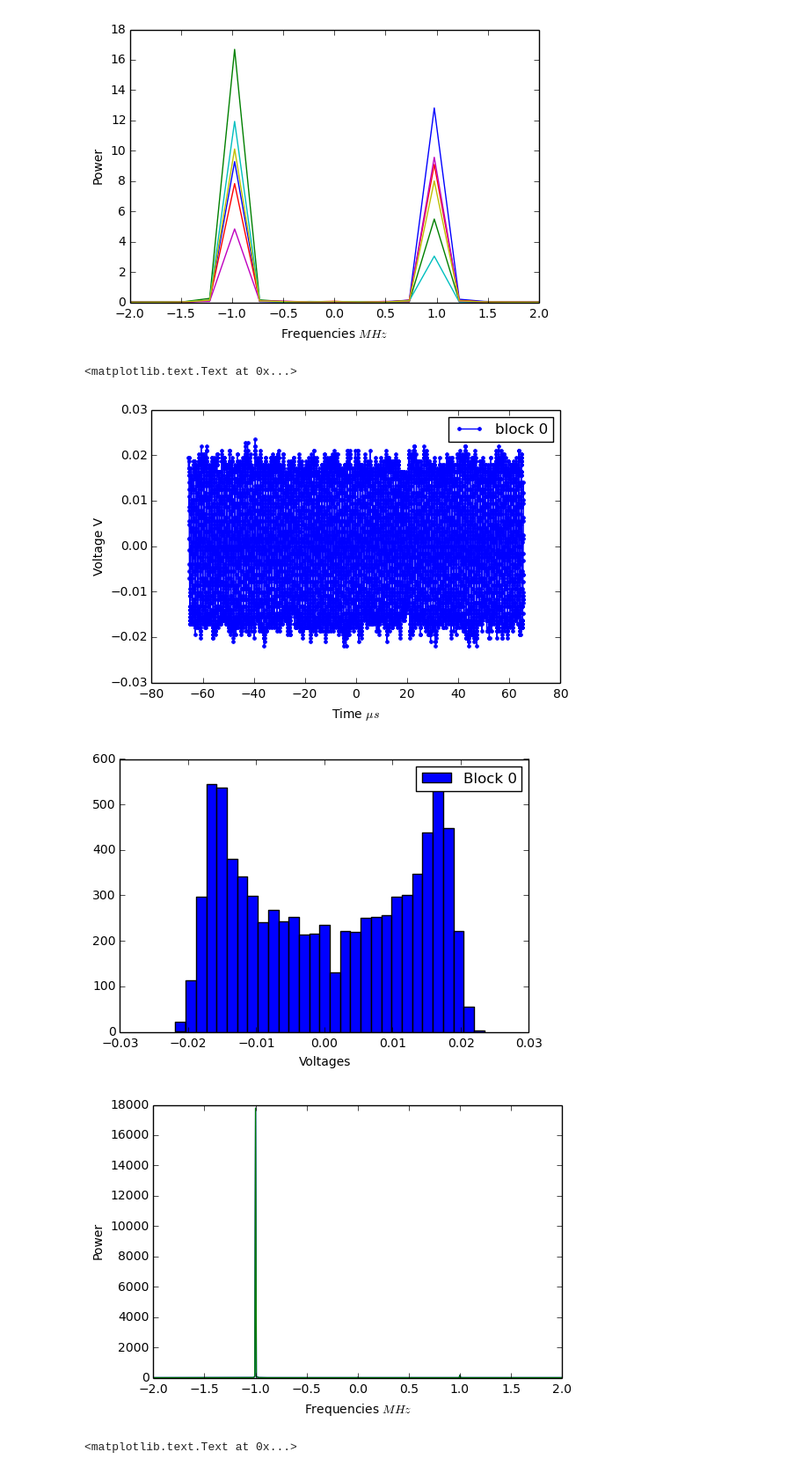
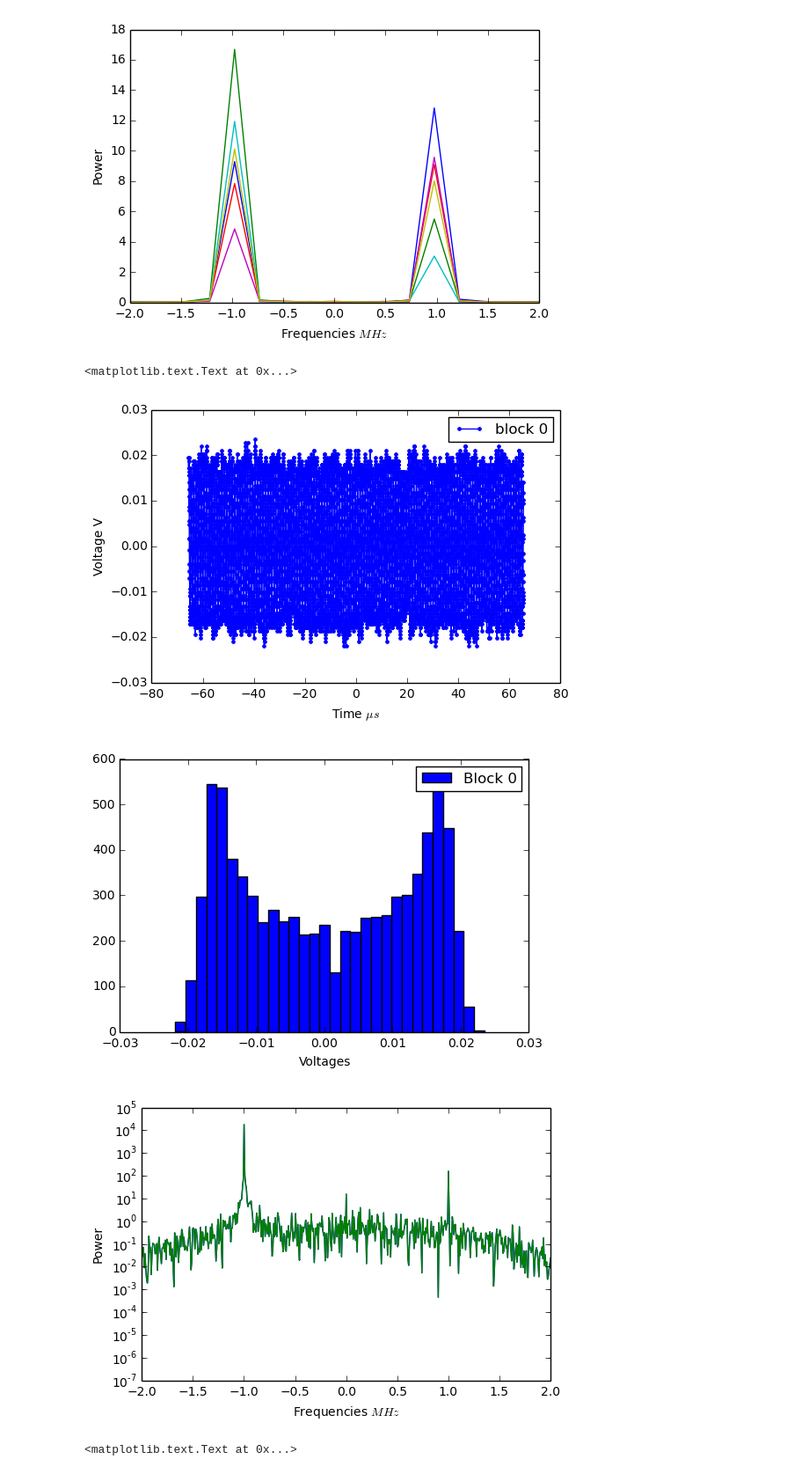
Before and after one commit to ahermosillo/ugastro121, a Jupyter notebook: aquariusLab2/Lab2_tests.ipynb, the cells around one changed output. Shown at 88% size. Saved outputs shown, nothing was run; the diff lists cells and outputs as text; code cells hidden in the pictures.

```diff
--- a/aquariusLab2/Lab2_tests.ipynb
+++ b/aquariusLab2/Lab2_tests.ipynb
@@ -420,7 +420,7 @@ time = np.linspace(-N/2./vsamp, (N/2. - 1)/vsamp,N)
 freq = np.linspace(-vsamp/2, (vsamp/2)*(1-2./N),N)
 
 for i in range(5):
-    plt.plot(time, notest_split[i][:N], '.-', label = 'block {}'.format(i))
+    plt.plot(time, notest_split[i][:N], '.', label = 'block {}'.format(i))
     plt.xlabel('Time $\mu s$')
     plt.ylabel('Voltage V')
 plt.legend()
@@ -538,36 +538,36 @@ notest_comp = make_complex(notest, nblocs=nbloc)
 N = 2**13
 vsamp = 62.5/1
 time = np.linspace(-N/2./vsamp, (N/2. - 1)/vsamp,N)
 freq = np.linspace(-vsamp/2, (vsamp/2)*(1-2./N),N)
 
 for i in range(nbloc):
     plt.plot(time, notest_split[i][:N], '.-', label = 'block {}'.format(i))
     plt.xlabel('Time $\mu s$')
     plt.ylabel('Voltage V')
 plt.legend()
 
 plt.figure()
 for i in range(nbloc):
     n, bins, edges = plt.hist(notest_split[i][:N], bins = 30, label = 'Block {}'.format(i))
 plt.legend()
 plt.xlabel('Voltages')
 
 plt.figure()
 sum_power = 0
 for i in range(nbloc):
     freq, notest_fft = ugradio.dft.dft(notest_comp[i][:N], time, freq)
     sum_power += abs(notest_fft)**2
     power = abs(notest_fft)**2
-    plt.plot(freq, power, label = 'block {}'.format(i))
-plt.plot(freq, sum_power/nbloc, label = 'average')
+    plt.semilogy(freq, power, label = 'block {}'.format(i))
+plt.semilogy(freq, sum_power/nbloc, label = 'average')
 plt.xlim(-2,2)
 plt.xlabel('Frequencies $MHz$')
 plt.ylabel('Power')
 # %% [output]
 <matplotlib.text.Text at 0x...>
 [figure]
 [figure]
-[figure, old version]
+[figure, new version]
 # %%
 a = np.genfromtxt('1421_data_A.txt')
 b = np.genfromtxt('1421_data_B.txt')
```
Also changed, not shown: parts of 1 cell of this notebook, 56 other files.
